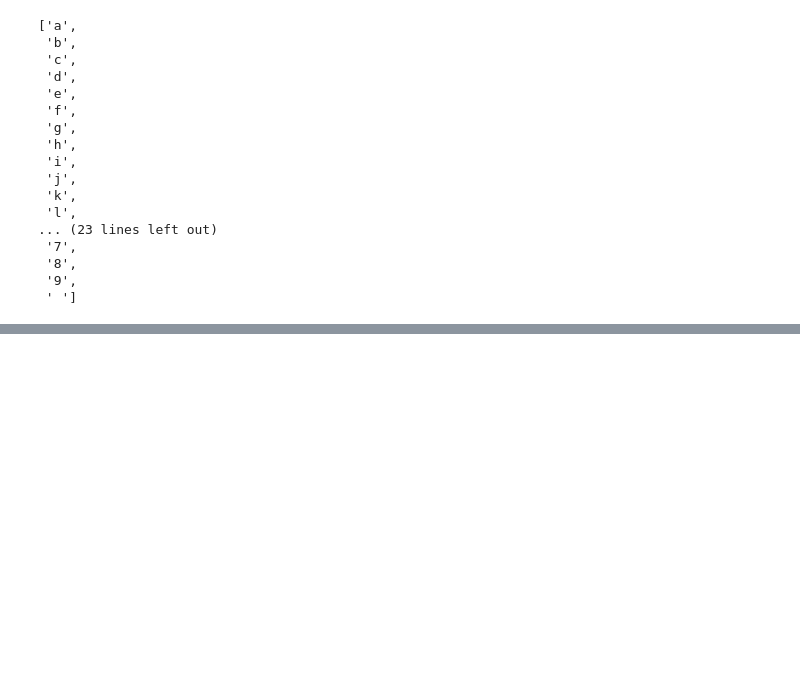
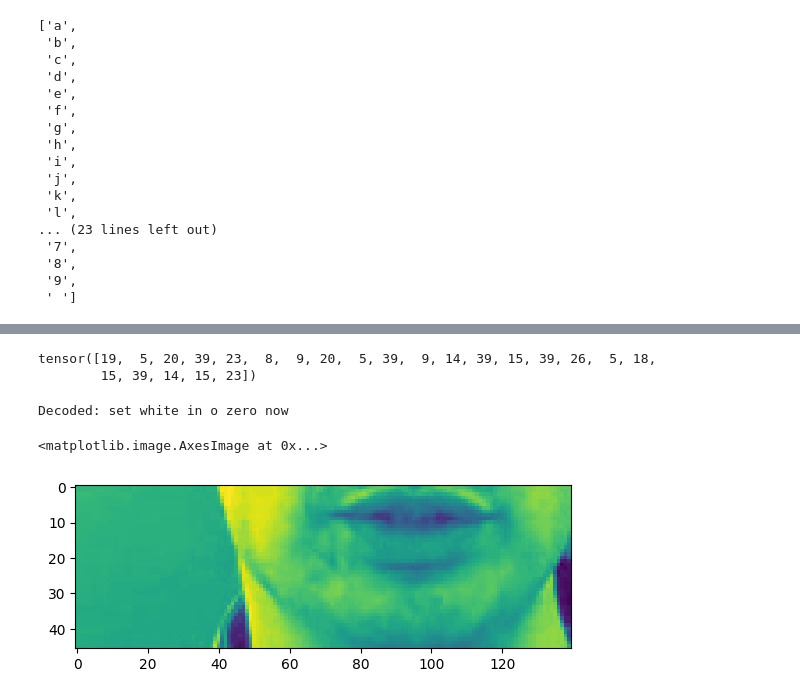
Before and after one commit to AbhinavMangalore16/LipNet, a Jupyter notebook: notebooks/test1.ipynb, the cells around one changed output, grey strips where cells are left out. Saved outputs shown, nothing was run; the diff lists cells and outputs as text; code cells hidden in the pictures; blank space fills up the shorter version.

Commit message:
tensors frames and aligns processing

```diff
--- a/notebooks/test1.ipynb
+++ b/notebooks/test1.ipynb
@@ -110,0 +109,35 @@ The vocabulary size is 40 || The number of characters is 40
+# %%
+def string_to_tensor(s: str) -> torch.Tensor:
+    indices = [char_to_idx.get(ch, 0) for ch in s.lower()]
+    return torch.tensor(indices, dtype=torch.long)
+def tensor_to_string(t: torch.Tensor) -> str:
+    return ''.join([idx_to_char.get(idx.item(), '') for idx in t])
+# %%
+def alignment_loader(path: str) -> torch.Tensor:
+    with open(path) as f:
+        lines = f.readlines()
+    tokens = ''
+    for line in lines:
+        if 'sil' != line.split()[2]:
+            tokens += ' ' + line.split()[2]
+    tokens = tokens.strip()
+    return string_to_tensor(tokens)
+# %%
+def load_data(path: str):
+    if isinstance(path, torch.Tensor):
+        path = path.item() if path.dim() == 0 else path.tolist()
+    if isinstance(path, bytes):
+        path = path.decode()
+
+    file_name = os.path.basename(path).split('.')[0]
+    video_path = os.path.join('../data/raw/train_data', 's1', f'{file_name}.mpg').replace("\\", "/")
+    align_path = os.path.join('../data/raw/train_data', 'alignments', 's1', f'{file_name}.align').replace("\\", "/")
+
+    frames = video_loader(video_path)
+    aligns = alignment_loader(align_path)
+    return frames, aligns
+# %%
+test_path = '../data/raw/train_data/s1/swiozn.mpg'
+frames, aligns = load_data(test_path)
+print("Frames shape: ", frames.shape)
+print("Aligns shape: ", aligns.shape)
@@ -110,0 +167,14 @@ The vocabulary size is 40 || The number of characters is 40
+# %%
+aligns
+# %% [output]
+tensor([19,  5, 20, 39, 23,  8,  9, 20,  5, 39,  9, 14, 39, 15, 39, 26,  5, 18,
+        15, 39, 14, 15, 23])
+# %%
+print("Decoded:",tensor_to_string(aligns))
+# %% [output]
+Decoded: set white in o zero now
+# %%
+plt.imshow(frames[42])
+# %% [output]
+<matplotlib.image.AxesImage at 0x...>
+[figure, added]
```
Also changed, not shown: parts of 6 cells of this notebook.
